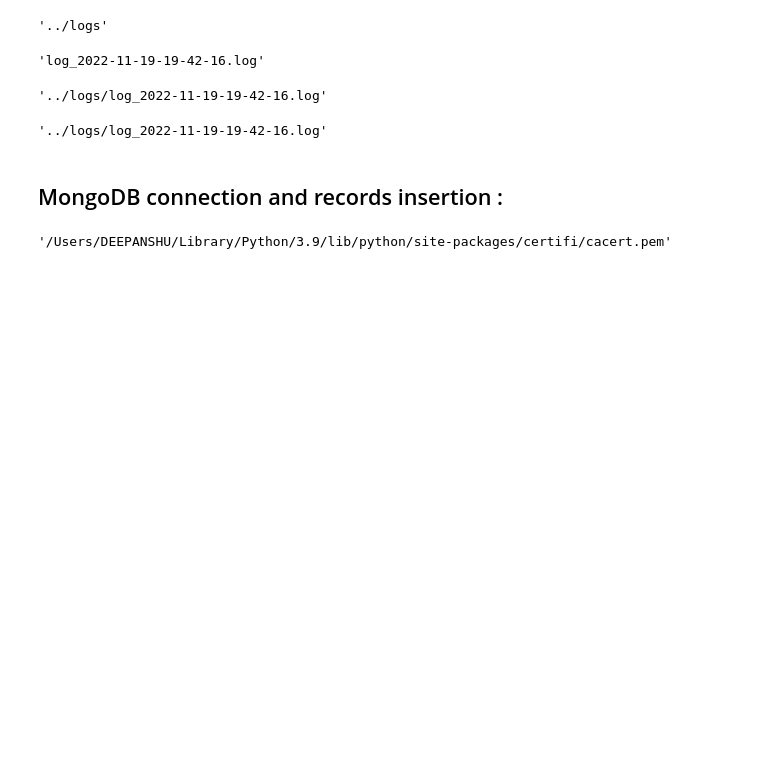
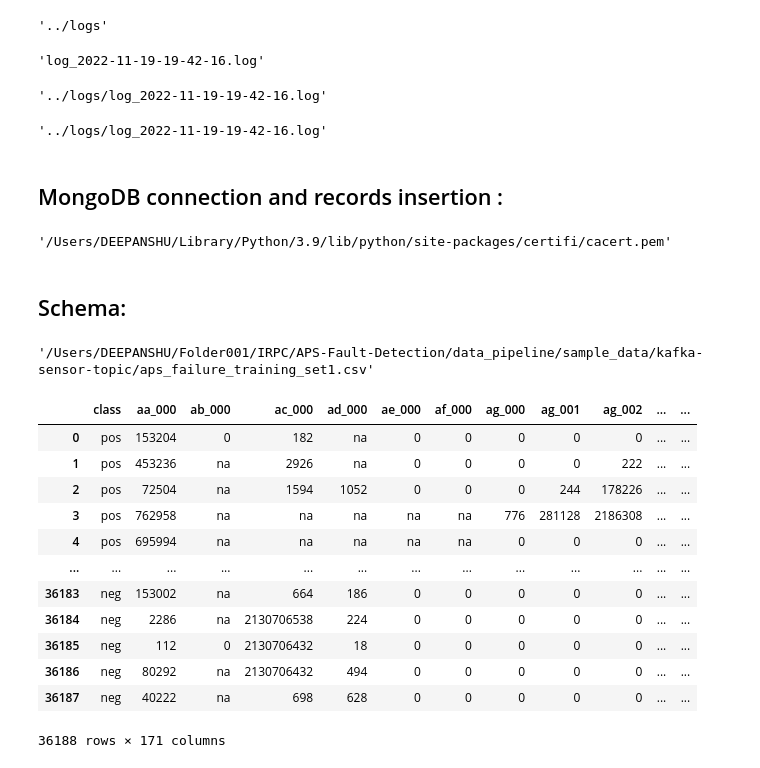
Before and after one commit to 001DEEPANSHU/APS-Fault-Detection, a Jupyter notebook: data_pipeline/notebooks/dryrun.ipynb, the cells around one changed output. Drawn from its saved outputs; the diff is of its cells as text; code cells hidden in the pictures; blank space fills up the shorter version.

Commit message:
generic schema

```diff
--- a/data_pipeline/notebooks/dryrun.ipynb
+++ b/data_pipeline/notebooks/dryrun.ipynb
@@ -95,3 +95,5 @@ class MongodbOperation:
 
     def insert(self,collection_name,record):
         self.client[self.db_name][collection_name].insert_one(record)     #insert one record at a time
+# %% [markdown]
+## Schema:
@@ -97,0 +103,22 @@ class MongodbOperation:
+# %%
+file_path = "/Users/DEEPANSHU/Folder001/IRPC/APS-Fault-Detection/data_pipeline/sample_data/kafka-sensor-topic/aps_failure_training_set1.csv"
+# %%
+os.path.join(file_path)
+# %% [output]
+'/Users/DEEPANSHU/Folder001/IRPC/APS-Fault-Detection/data_pipeline/sample_data/kafka-sensor-topic/aps_failure_training_set1.csv'
+# %%
+pd.read_csv(os.path.join(file_path))
+# %% [output]
+|  | class | aa_000 | ab_000 | ac_000 | ad_000 | ae_000 | af_000 | ag_000 | ag_001 | ag_002 | ... | ... |
+| 0 | pos | 153204 | 0 | 182 | na | 0 | 0 | 0 | 0 | 0 | ... | ... |
+| 1 | pos | 453236 | na | 2926 | na | 0 | 0 | 0 | 0 | 222 | ... | ... |
+| 2 | pos | 72504 | na | 1594 | 1052 | 0 | 0 | 0 | 244 | 178226 | ... | ... |
+| 3 | pos | 762958 | na | na | na | na | na | 776 | 281128 | 2186308 | ... | ... |
+| 4 | pos | 695994 | na | na | na | na | na | 0 | 0 | 0 | ... | ... |
+| ... | ... | ... | ... | ... | ... | ... | ... | ... | ... | ... | ... | ... |
+| 36183 | neg | 153002 | na | 664 | 186 | 0 | 0 | 0 | 0 | 0 | ... | ... |
+| 36184 | neg | 2286 | na | 2130706538 | 224 | 0 | 0 | 0 | 0 | 0 | ... | ... |
+| 36185 | neg | 112 | 0 | 2130706432 | 18 | 0 | 0 | 0 | 0 | 0 | ... | ... |
+| 36186 | neg | 80292 | na | 2130706432 | 494 | 0 | 0 | 0 | 0 | 0 | ... | ... |
+| 36187 | neg | 40222 | na | 698 | 628 | 0 | 0 | 0 | 0 | 0 | ... | ... |
+36188 rows × 171 columns
```
Also changed, not shown: parts of 18 cells of this notebook, 1 other file.
